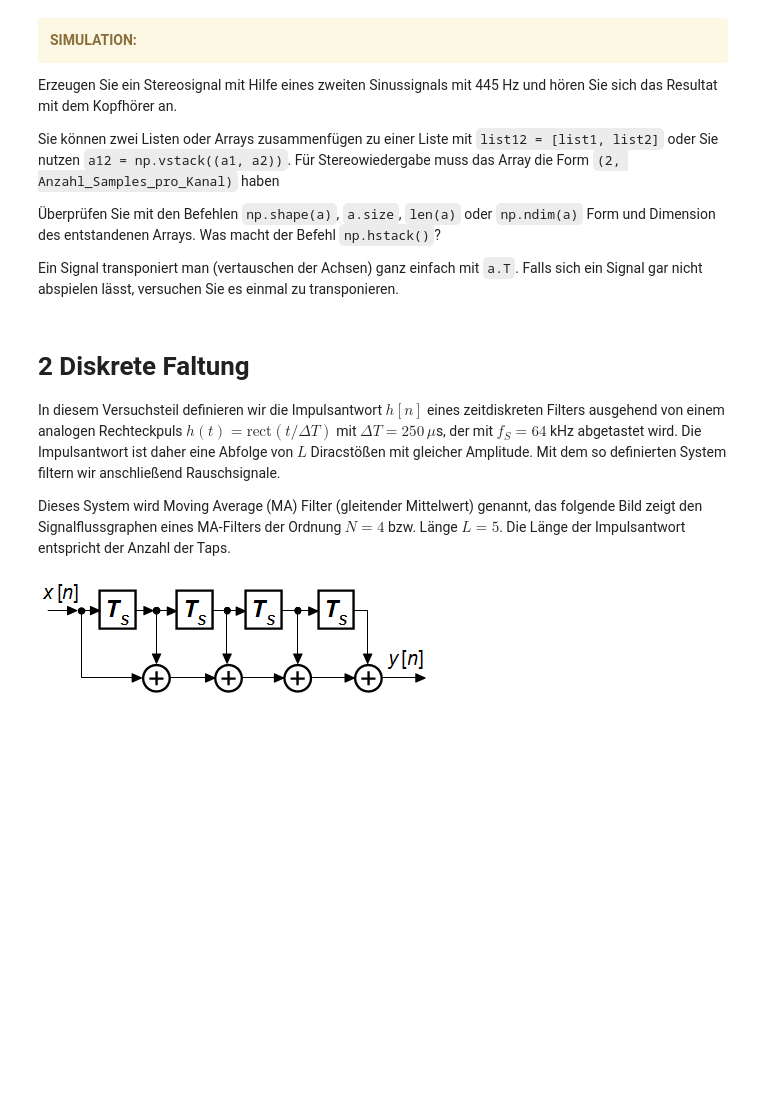
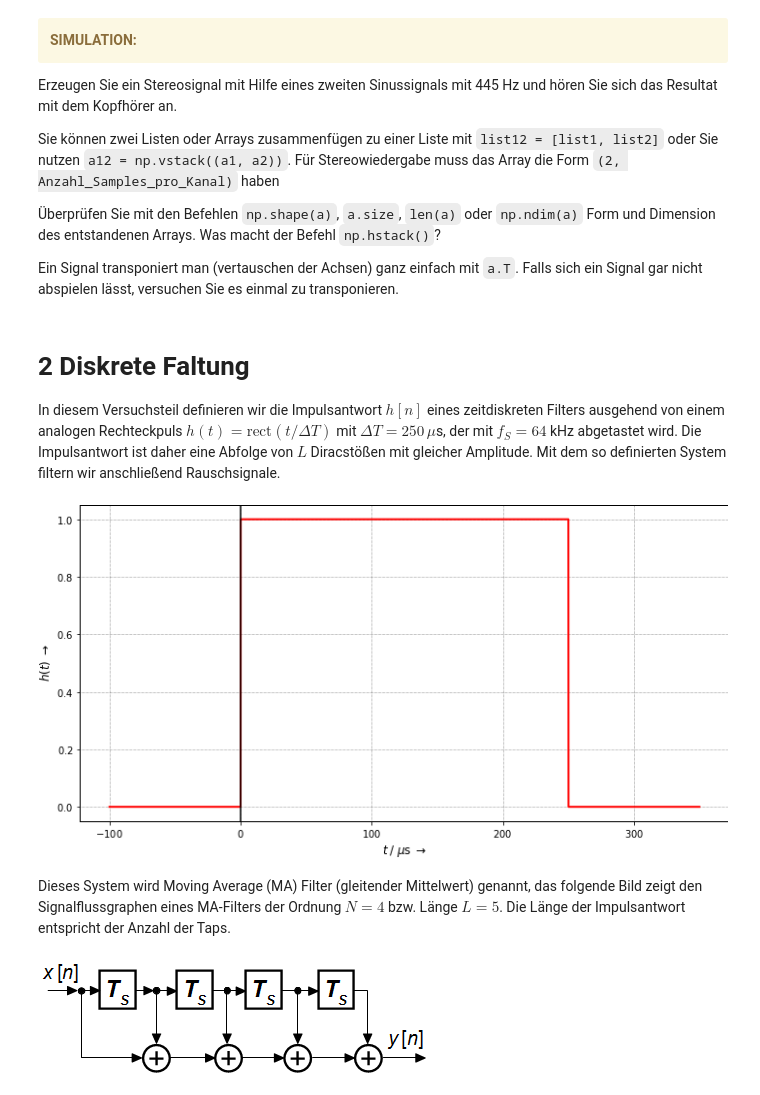
Before and after one commit to chipmuenk/dsp, a Jupyter notebook: notebooks/00_LAB/LAB_1.ipynb, the cells around one changed output. Saved outputs shown, nothing was run; the diff lists cells and outputs as text; code cells hidden in the pictures; blank space fills up the shorter version.

```diff
--- a/notebooks/00_LAB/LAB_1.ipynb
+++ b/notebooks/00_LAB/LAB_1.ipynb
@@ -145,8 +152,17 @@ display(Audio(data=...))
 # 2 Diskrete Faltung<a id='convolution'></a>
 
 In diesem Versuchsteil definieren wir die Impulsantwort $h[n]$ eines zeitdiskreten Filters ausgehend von einem analogen Rechteckpuls $h(t) = \text{rect} (t/\Delta T)$ mit $\Delta T = 250\,\mu$s, der mit $f_S = 64$ kHz abgetastet wird. Die Impulsantwort ist daher eine Abfolge von $L$ Diracstößen mit gleicher Amplitude. Mit dem so definierten System filtern wir anschließend Rauschsignale.
-
-Dieses System wird Moving Average (MA) Filter (gleitender Mittelwert) genannt, das folgende Bild zeigt den Signalflussgraphen eines MA-Filters der Ordnung $N=4$ bzw. Länge $L=5$. Die Länge der Impulsantwort entspricht der Anzahl der Taps.
+# %%
+fig, ax = plt.subplots(**size)
+t = np.arange(-100, 350, 0.1)
+ax.plot(t, np.where((t >= 0) & (t < 250), 1, 0), 'r', lw=2)
+ax.axvline(0, ls='-',color='k')
+ax.set_xlabel(r"$t \; / \;\mu\mathrm{s} \;\rightarrow$")
+ax.set_ylabel(r"$h(t) \;\rightarrow$");
+# %% [output]
+[figure, added]
+# %% [markdown]
+Dieses System wird Moving Average (MA) Filter (gleitender Mittelwert) genannt, das folgende Bild zeigt den Signalflussgraphen eines MA-Filters der Ordnung $N=4$ bzw. Länge $L=5$. Die Länge der Impulsantwort entspricht der Anzahl der Taps.
 # %% [markdown]
 <img src ="embedded-picture-1"/>
 # %% [markdown]
```
Also changed, not shown: parts of 4 cells of this notebook, 1 other file.
